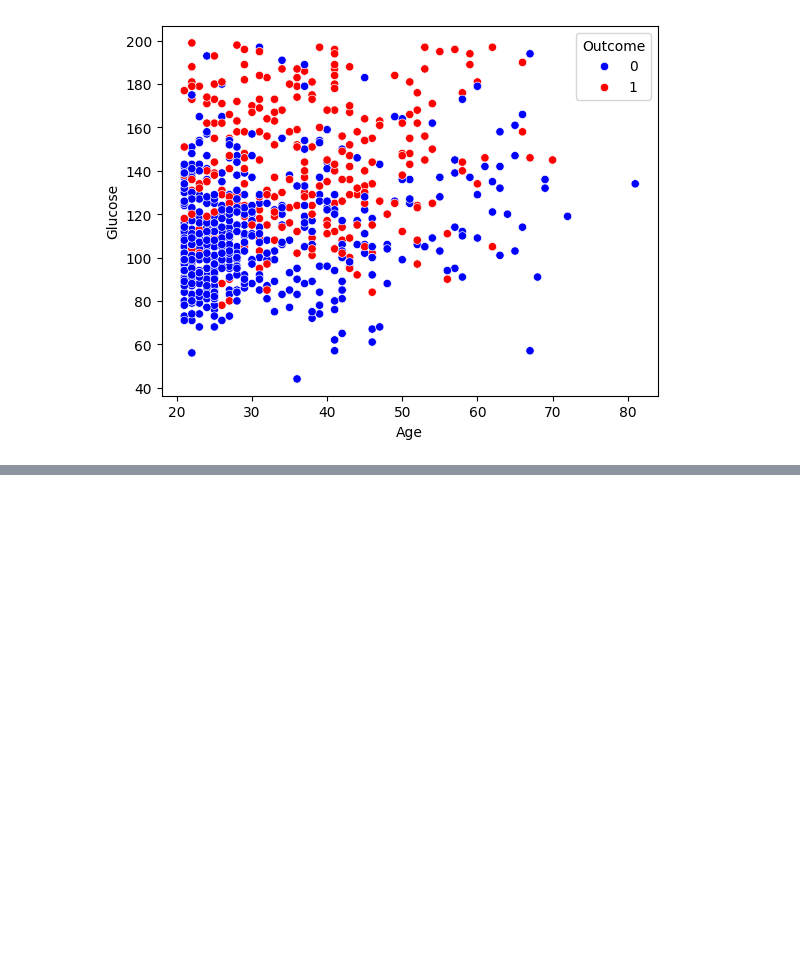
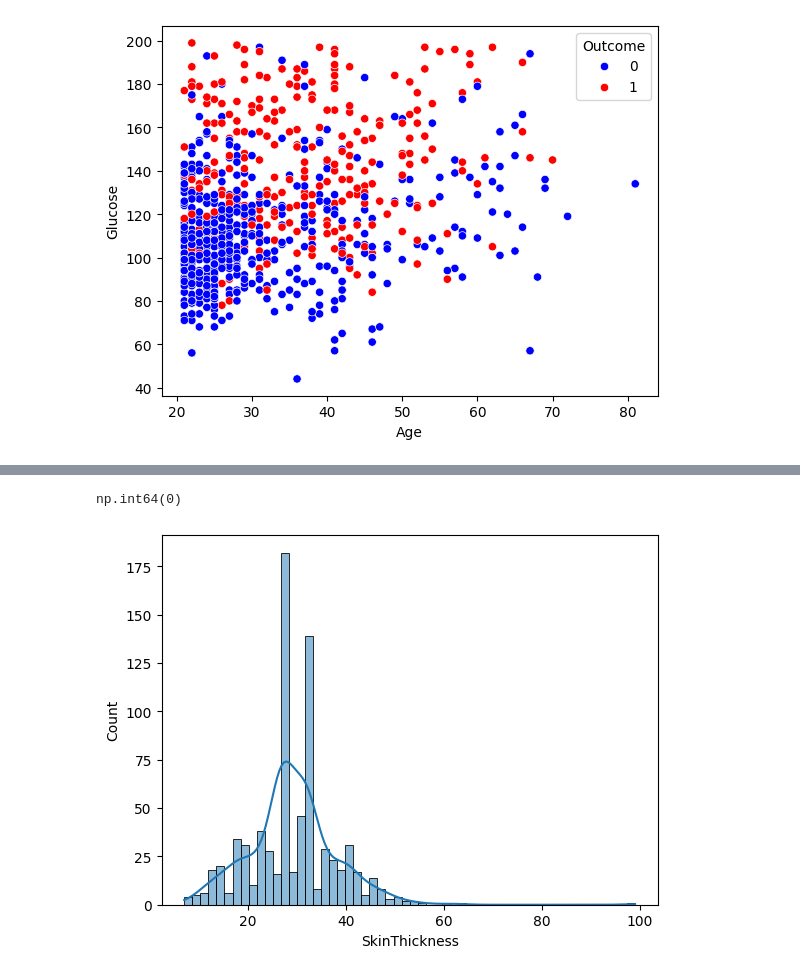
Before and after one commit to Vittalbhat7/disease-prediction, a Jupyter notebook: EDA.ipynb, the cells around one changed output, grey strips where cells are left out. Cells and saved outputs as stored; diff of their text form; code cells hidden in the pictures; blank space fills up the shorter version.

```diff
--- a/EDA.ipynb
+++ b/EDA.ipynb
@@ -148,0 +202,9 @@ plt.show()
+# %%
+(df["SkinThickness"] == 0).sum()
+# %% [output]
+np.int64(0)
+# %%
+sns.histplot(df["SkinThickness"], kde=True)
+plt.show()
+# %% [output]
+[figure, added]
```
Also changed, not shown: parts of 54 cells of this notebook.
